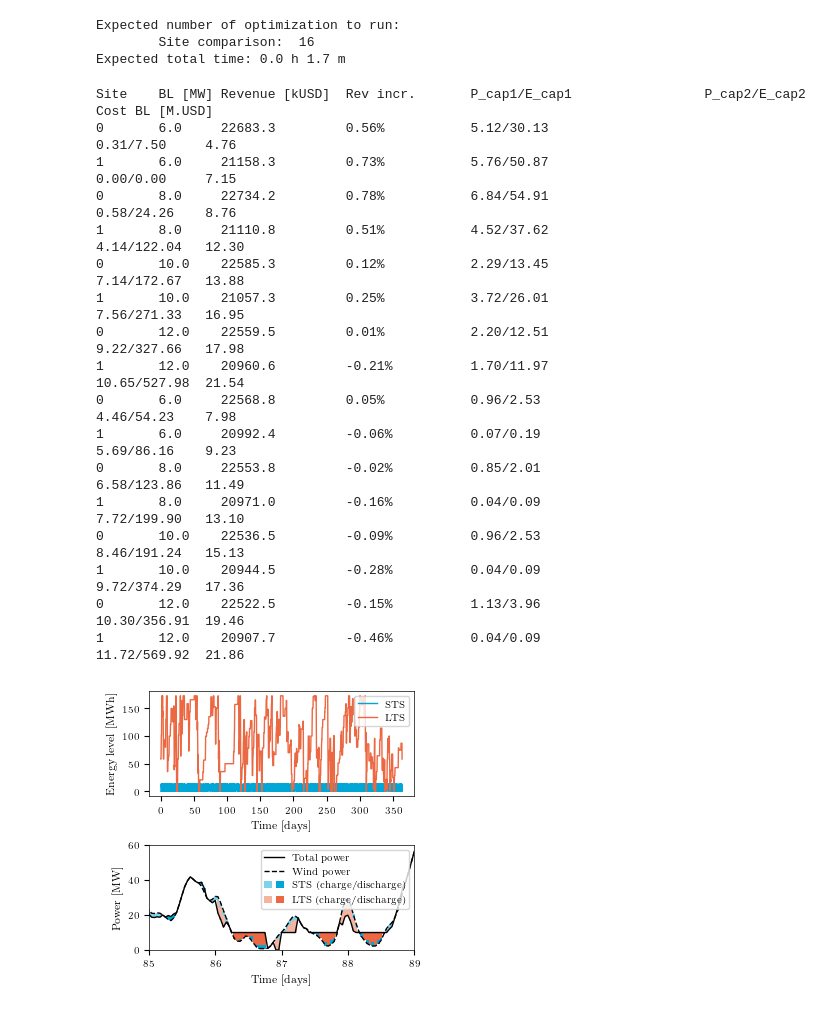
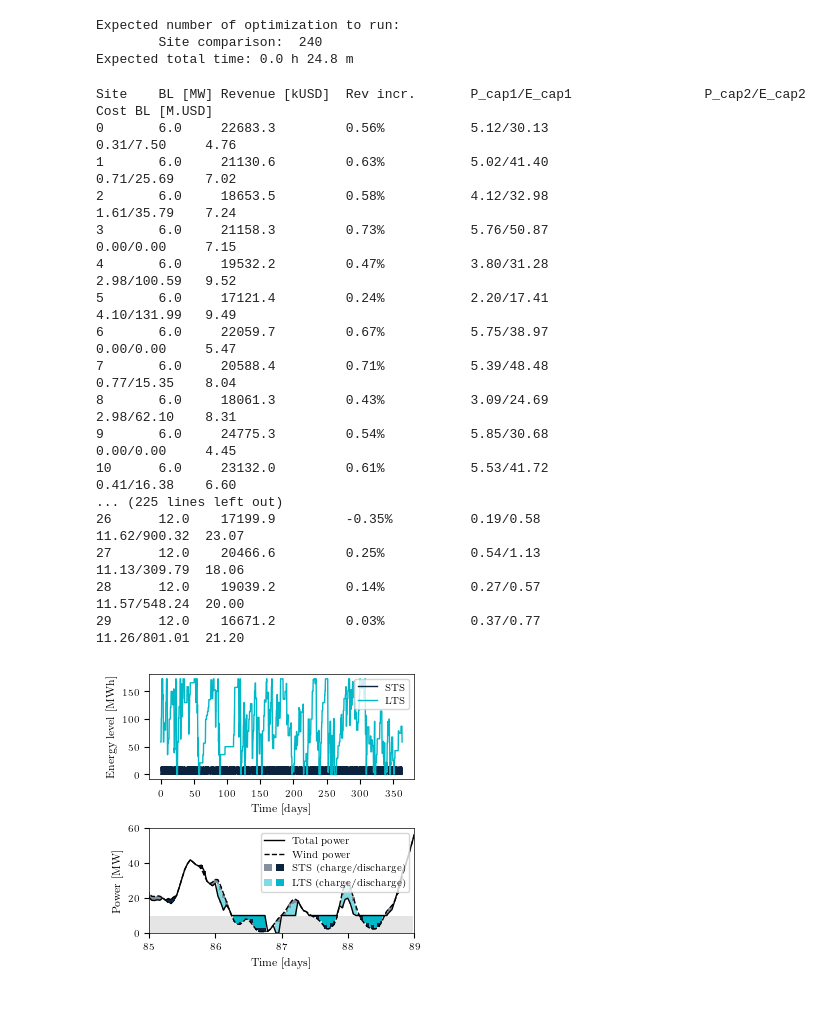
Before and after one commit to jennaiori/shipp, a Jupyter notebook: experiments/hyb24_bl_hpp/main.ipynb, the cells around one changed output. Cells and saved outputs as stored; diff of their text form; code cells hidden in the pictures.

```diff
--- a/experiments/hyb24_bl_hpp/main.ipynb
+++ b/experiments/hyb24_bl_hpp/main.ipynb
@@ -53,16 +53,16 @@ pyo_solver = 'mosek'
 # Parameters for loading/saving input data
 load_saved_input_data = True
 save_input_data = True
-filename_input_data = 'input_data_plus2.pckl'
+filename_input_data = 'input_data_plus.pckl'
 
 # Parameters for loading/saving optimization data for the site comparison
 load_saved_opt_data_site = False
-save_opt_data_site = False
+save_opt_data_site = True
 filename_opt_data_site = 'data_site_comparison_plus.pckl'
 
 load_saved_opt_data_cost = True
 save_opt_data_cost = True
-filename_opt_data_cost = 'data_cost_comparison_plus2.pckl'
+filename_opt_data_cost = 'data_cost_comparison.pckl'
 # %%
 ## Extract and post-process wind and price data
 if load_saved_input_data:
@@ -113,8 +113,8 @@ if not load_saved_opt_data_site or not load_saved_opt_data_cost:
     print('Expected total time: {} h {:.1f} m'.format(hours, minutes))
 # %% [output]
 Expected number of optimization to run:
-        Site comparison:  16
-Expected total time: 0.0 h 1.7 m
+        Site comparison:  240
+Expected total time: 0.0 h 24.8 m
 # %%
 # Building storage objects
 stor_sts_a = Storage(e_cap = None, p_cap = None, eff_in =1, eff_out=eta1, e_cost = n_year/lifetime1*e_cost1_a, p_cost = n_year/lifetime1 *p_cost1)
@@ -159,21 +159,21 @@ bl_nrg_vec = data_site_comparison[16]
 # %% [output]
 Site    BL [MW] Revenue [kUSD]  Rev incr.       P_cap1/E_cap1                 P_cap2/E_cap2     Cost BL [M.USD]
 0       6.0     22683.3         0.56%           5.12/30.13                                0.31/7.50     4.76
-1       6.0     21158.3         0.73%           5.76/50.87                                0.00/0.00     7.15
-0       8.0     22734.2         0.78%           6.84/54.91                                0.58/24.26    8.76
-1       8.0     21110.8         0.51%           4.52/37.62                                4.14/122.04   12.30
-0       10.0    22585.3         0.12%           2.29/13.45                                7.14/172.67   13.88
-1       10.0    21057.3         0.25%           3.72/26.01                                7.56/271.33   16.95
-0       12.0    22559.5         0.01%           2.20/12.51                                9.22/327.66   17.98
-1       12.0    20960.6         -0.21%          1.70/11.97                                10.65/527.98  21.54
-0       6.0     22568.8         0.05%           0.96/2.53                                 4.46/54.23    7.98
-1       6.0     20992.4         -0.06%          0.07/0.19                                 5.69/86.16    9.23
-0       8.0     22553.8         -0.02%          0.85/2.01                                 6.58/123.86   11.49
-1       8.0     20971.0         -0.16%          0.04/0.09                                 7.72/199.90   13.10
-0       10.0    22536.5         -0.09%          0.96/2.53                                 8.46/191.24   15.13
-1       10.0    20944.5         -0.28%          0.04/0.09                                 9.72/374.29   17.36
-0       12.0    22522.5         -0.15%          1.13/3.96                                 10.30/356.91  19.46
-1       12.0    20907.7         -0.46%          0.04/0.09                                 11.72/569.92  21.86
+1       6.0     21130.6         0.63%           5.02/41.40                                0.71/25.69    7.02
+2       6.0     18653.5         0.58%           4.12/32.98                                1.61/35.79    7.24
+3       6.0     21158.3         0.73%           5.76/50.87                                0.00/0.00     7.15
+4       6.0     19532.2         0.47%           3.80/31.28                                2.98/100.59   9.52
+5       6.0     17121.4         0.24%           2.20/17.41                                4.10/131.99   9.49
+6       6.0     22059.7         0.67%           5.75/38.97                                0.00/0.00     5.47
+7       6.0     20588.4         0.71%           5.39/48.48                                0.77/15.35    8.04
+8       6.0     18061.3         0.43%           3.09/24.69                                2.98/62.10    8.31
+9       6.0     24775.3         0.54%           5.85/30.68                                0.00/0.00     4.45
+10      6.0     23132.0         0.61%           5.53/41.72                                0.41/16.38    6.60
+... (225 lines left out)
+26      12.0    17199.9         -0.35%          0.19/0.58                                 11.62/900.32  23.07
+27      12.0    20466.6         0.25%           0.54/1.13                                 11.13/309.79  18.06
+28      12.0    19039.2         0.14%           0.27/0.57                                 11.57/548.24  20.00
+29      12.0    16671.2         0.03%           0.37/0.77                                 11.26/801.01  21.20
 # %%
 # Numerical experiments for cost comparison
 if load_saved_opt_data_cost:
@@ -241,48 +241,53 @@ plt.rcParams['hatch.color'] = 'grey'
 save_fig = False
 save_fig_folder = 'figures/'
 # %%
+from aux_functions import get_p_min_vec
 fig, (ax0, ax1) = plt.subplots(nrows = 2, ncols = 1)
 fig.set_size_inches((8.5/2.54,8/2.54))
 fig.subplots_adjust(hspace= 0.4)
 
 idx = 2*m
 os = os_vec[idx]
+p_min_vec = get_p_min_vec(10, power_wind[0], percent_bl)
 
-ax0.plot(os.storage_e[0].time()/24, os.storage_e[0].data, color = col_cy, label = 'STS')
-ax0.plot(os.storage_e[1].time()/24, os.storage_e[1].data, color = col_or, label = 'LTS')
+ax0.plot(os.storage_e[0].time()/24, os.storage_e[0].data, color = col_db, label = 'STS')
+ax0.plot(os.storage_e[1].time()/24, os.storage_e[1].data, color = col_tu, label = 'LTS')
 ax0.set_xlabel('Time [days]')
 ax0.set_ylabel('Energy level [MWh]')
 ax0.legend()
 
 time_vec = os.power_out.time()/24
 idx_wdw = np.arange((85*24),(89*24))
 idx_wdw_plus = np.where(power_wind[0][idx_wdw] < os.power_out.data[idx_wdw])
 idx_wdw_minus = np.where(power_wind[0][idx_wdw] >= os.power_out.data[idx_wdw])
 
 line1 = ax1.plot(os.power_out.time()/24, os.power_out.data, 'k-', label = 'Total power')
 line2 = ax1.plot(os.power_out.time()/24, power_wind[0][:n], 'k--', label = 'Wind power')
-sts1 = ax1.bar(time_vec[idx_wdw[idx_wdw_plus]], os.storage_p[0].data[idx_wdw[idx_wdw_plus]], color = col_cy, bottom = power_wind[0][idx_wdw[idx_wdw_plus]], width =  1/24, label = 'STS')
-lts1 = ax1.bar(time_vec[idx_wdw[idx_wdw_plus]], os.storage_p[1].data[idx_wdw[idx_wdw_plus]], color = col_or, bottom = power_wind[0][idx_wdw[idx_wdw_plus]] + os.storage_p[0].data[idx_wdw[idx_wdw_plus]], width =  1/24, label = 'LTS')
+line3 = ax1.bar(time_vec[idx_wdw], p_min_vec[idx_wdw], alpha = 0.2, color = 'grey', width = 1/24, label = 'Baseload constraint')
 
-sts2 = ax1.bar(time_vec[idx_wdw[idx_wdw_minus]], os.storage_p[0].data[idx_wdw[idx_wdw_minus]], color = col_cy, bottom = power_wind[0][idx_wdw[idx_wdw_minus]], width =  1/24, label = 'STS', alpha = 0.5)
-lts2 = ax1.bar(time_vec[idx_wdw[idx_wdw_minus]], os.storage_p[1].data[idx_wdw[idx_wdw_minus]], color = col_or, bottom = power_wind[0][idx_wdw[idx_wdw_minus]] + os.storage_p[0].data[idx_wdw[idx_wdw_minus]], width =  1/24, label = 'LTS', alpha = 0.5)
+sts1 = ax1.bar(time_vec[idx_wdw[idx_wdw_plus]], os.storage_p[0].data[idx_wdw[idx_wdw_plus]],
+                color = col_db, bottom = power_wind[0][idx_wdw[idx_wdw_plus]], width =  1/24, label = 'STS')
+lts1 = ax1.bar(time_vec[idx_wdw[idx_wdw_plus]], os.storage_p[1].data[idx_wdw[idx_wdw_plus]],
+                color = col_tu, bottom = power_wind[0][idx_wdw[idx_wdw_plus]] + os.storage_p[0].data[idx_wdw[idx_wdw_plus]], width =  1/24, label = 'LTS')
+
+sts2 = ax1.bar(time_vec[idx_wdw[idx_wdw_minus]], os.storage_p[0].data[idx_wdw[idx_wdw_minus]],
+                color = col_db, bottom = power_wind[0][idx_wdw[idx_wdw_minus]], width =  1/24, label = 'STS', alpha = 0.5)
+lts2 = ax1.bar(time_vec[idx_wdw[idx_wdw_minus]], os.storage_p[1].data[idx_wdw[idx_wdw_minus]],
+                color = col_tu, bottom = power_wind[0][idx_wdw[idx_wdw_minus]] + os.storage_p[0].data[idx_wdw[idx_wdw_minus]], width =  1/24, label = 'LTS', alpha = 0.5)
 
 ax1.set_xlim([85, 89])
 ax1.set_ylim([0, 60])
 ax1.legend(handles = [line1[0], line2[0], (sts2[0], sts1[0]), (lts2[0], lts1[0])], labels = ['Total power', 'Wind power', 'STS (charge/discharge)', 'LTS (charge/discharge)'], loc = 'upper right', handler_map={tuple: HandlerTuple(ndivide=None)})
 ax1.set_xlabel('Time [days]')
 ax1.set_xticks([85, 86, 87, 88, 89])
 ax1.set_xticklabels(['85', '86', '87', '88', '89'])
 ax1.set_ylabel('Power [MW]')
 
 fig.tight_layout()
 plt.show()
 
-# fig.savefig('figures/sites_comparison2_ppt.png', dpi = 800, bbox_inches='tight')
-# print(np.array(fig.get_size_inches())*2.54)
-
 if save_fig:
     fig.savefig(save_fig_folder+'example_case.png', dpi = 800, bbox_inches='tight')
 # %% [output]
-[figure, old version]
+[figure, new version]
 # %%
```
Also changed, not shown: parts of 5 cells of this notebook, 8 other files.
